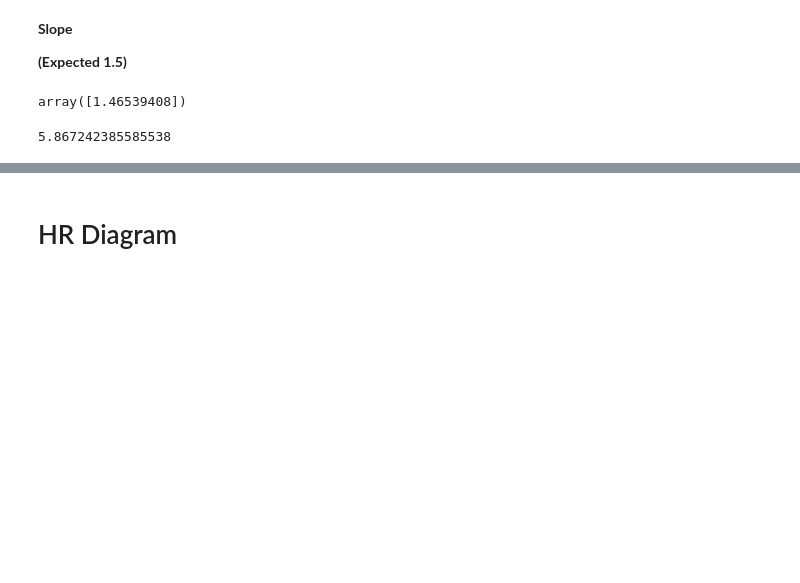
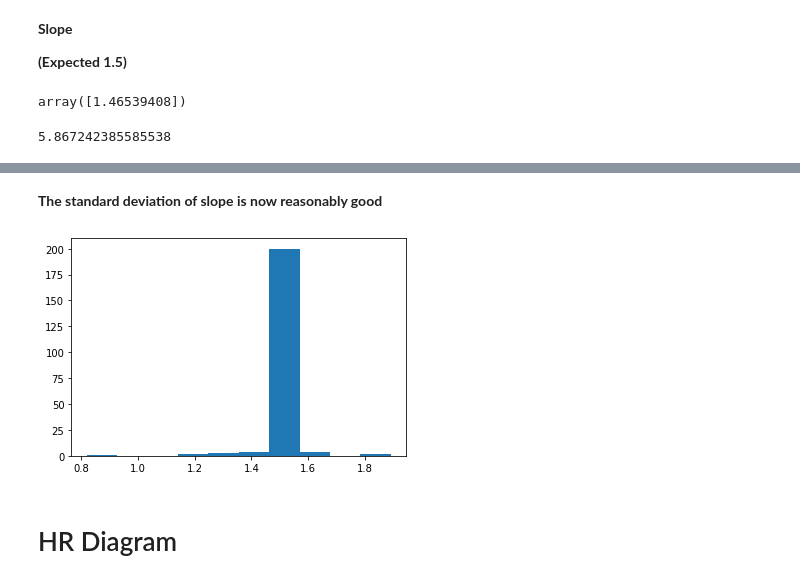
Before and after one commit to Varun221/exoplanet-analysis, a Jupyter notebook: analysis.ipynb, the cells around one changed output, grey strips where cells are left out. Drawn from its saved outputs; the diff is of its cells as text; code cells hidden in the pictures; blank space fills up the shorter version.

```diff
--- a/analysis.ipynb
+++ b/analysis.ipynb
@@ -347,0 +476,3 @@ linearRegressor.intercept_
+# %%
+linreg_results=linreg_results[linreg_results["Slope"]<6]
+linreg_results.describe()
@@ -348,3 +489,10 @@ linearRegressor.intercept_
+# %% [markdown]
+**The standard deviation of slope is now reasonably good**
+# %%
+plt.hist(linreg_results["Slope"])
+plt.show()
+# %% [output]
+[figure, added]
 # %% [markdown]
 # HR Diagram
 # %% [markdown]
```
Also changed, not shown: parts of 37 cells of this notebook, 1 other file.
